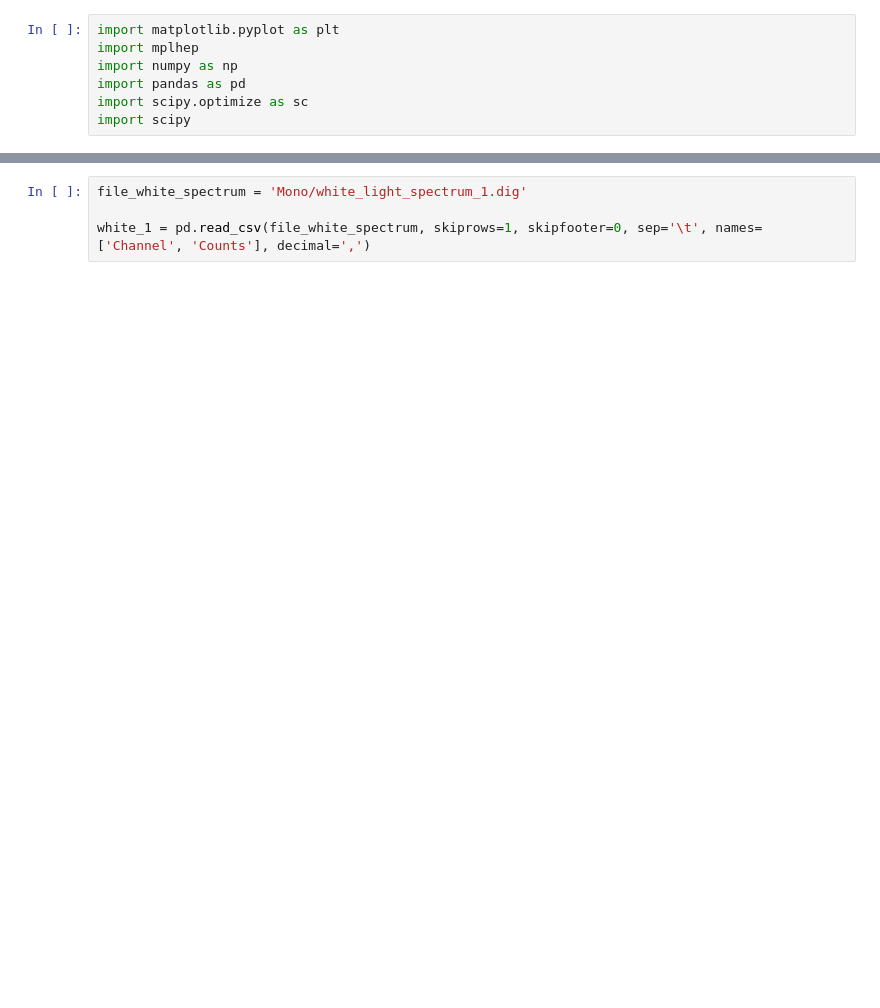
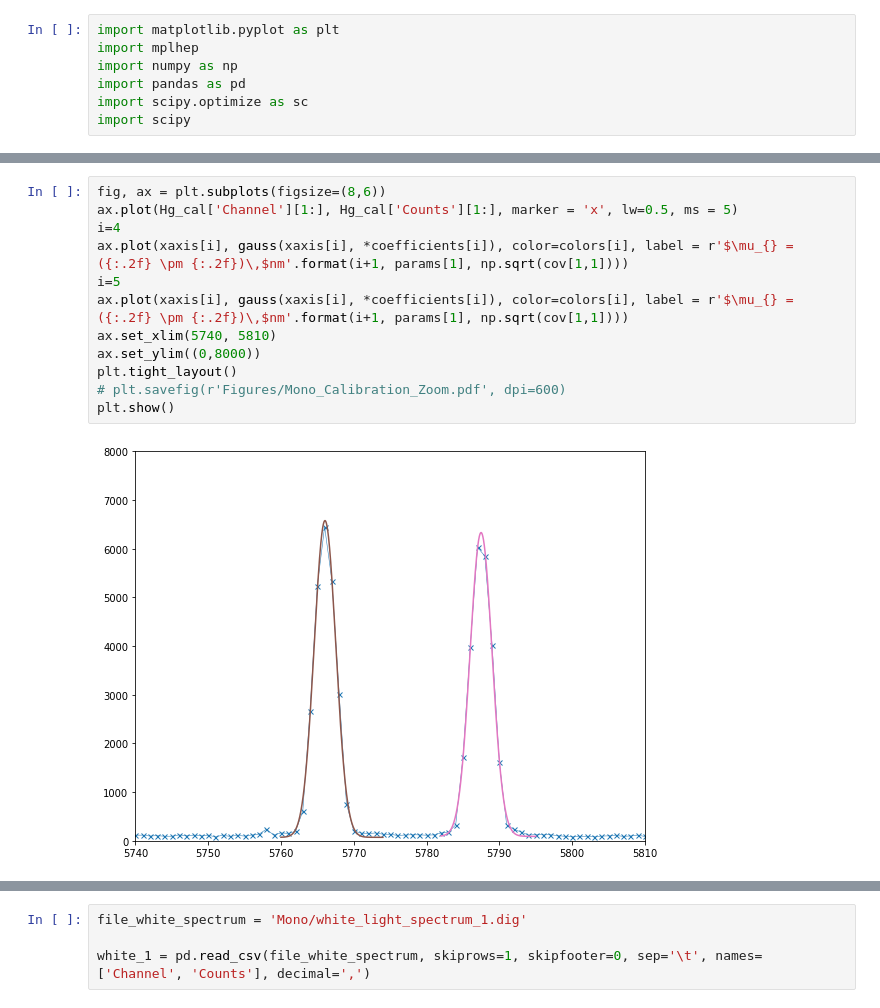
Before and after one commit to nicolaigoelz/Raman, a Jupyter notebook: Mono_Calibration_measurement.ipynb, the cells around one changed output, grey strips where cells are left out. Cells and saved outputs as stored; diff of their text form; blank space fills up the shorter version.

```diff
--- a/Mono_Calibration_measurement.ipynb
+++ b/Mono_Calibration_measurement.ipynb
@@ -62,0 +75,14 @@ plt.show()
+# %%
+fig, ax = plt.subplots(figsize=(8,6))
+ax.plot(Hg_cal['Channel'][1:], Hg_cal['Counts'][1:], marker = 'x', lw=0.5, ms = 5)
+i=4
+ax.plot(xaxis[i], gauss(xaxis[i], *coefficients[i]), color=colors[i], label = r'$\mu_{} = ({:.2f} \pm {:.2f})\,$nm'.format(i+1, params[1], np.sqrt(cov[1,1])))
+i=5
+ax.plot(xaxis[i], gauss(xaxis[i], *coefficients[i]), color=colors[i], label = r'$\mu_{} = ({:.2f} \pm {:.2f})\,$nm'.format(i+1, params[1], np.sqrt(cov[1,1])))
+ax.set_xlim(5740, 5810)
+ax.set_ylim((0,8000))
+plt.tight_layout()
+# plt.savefig(r'Figures/Mono_Calibration_Zoom.pdf', dpi=600)
+plt.show()
+# %% [output]
+[figure, added]
```
Also changed, not shown: parts of 10 cells of this notebook.
